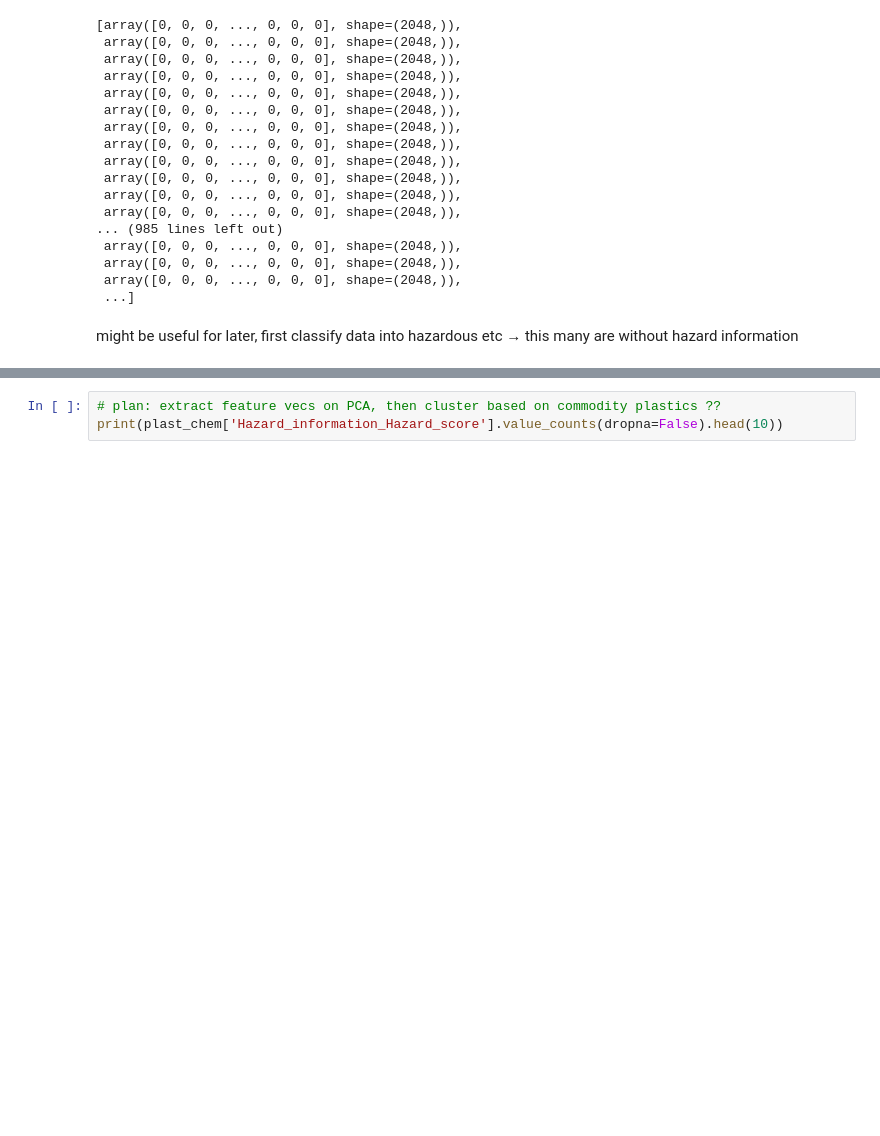
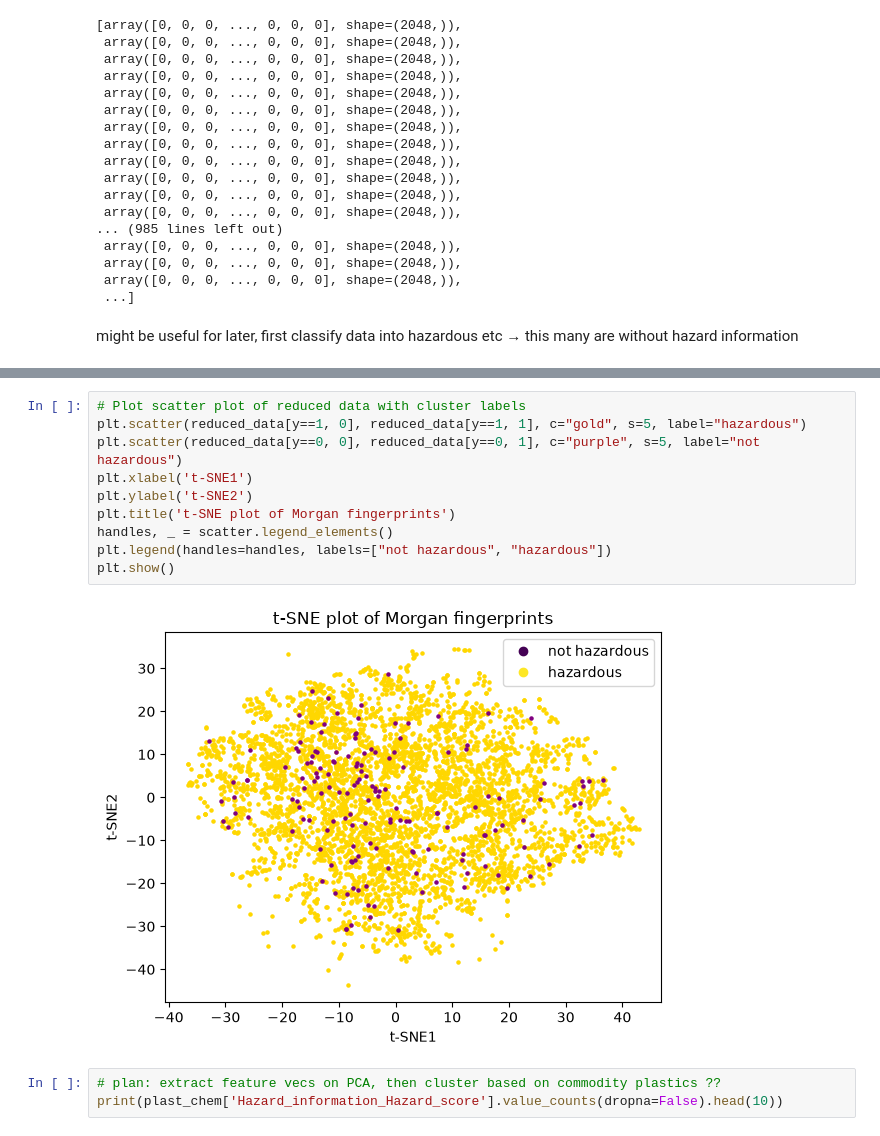
Before and after one commit to ameliehuebner/plastchem-project, a Jupyter notebook: analysis/visual.ipynb, the cells around one changed output, grey strips where cells are left out. Drawn from its saved outputs; the diff is of its cells as text; blank space fills up the shorter version.

```diff
--- a/analysis/visual.ipynb
+++ b/analysis/visual.ipynb
@@ -175,3 +162,15 @@ might be useful for later, first classify data into hazardous etc → this many
+# %%
+# Plot scatter plot of reduced data with cluster labels
+plt.scatter(reduced_data[y==1, 0], reduced_data[y==1, 1], c="gold", s=5, label="hazardous")
+plt.scatter(reduced_data[y==0, 0], reduced_data[y==0, 1], c="purple", s=5, label="not hazardous")
+plt.xlabel('t-SNE1')
+plt.ylabel('t-SNE2')
+plt.title('t-SNE plot of Morgan fingerprints')
+handles, _ = scatter.legend_elements()
+plt.legend(handles=handles, labels=["not hazardous", "hazardous"])
+plt.show()
+# %% [output]
+[figure, added]
 # %%
 # plan: extract feature vecs on PCA, then cluster based on commodity plastics ??
 print(plast_chem['Hazard_information_Hazard_score'].value_counts(dropna=False).head(10))
```
Also changed, not shown: parts of 4 cells of this notebook, 1 other file.
